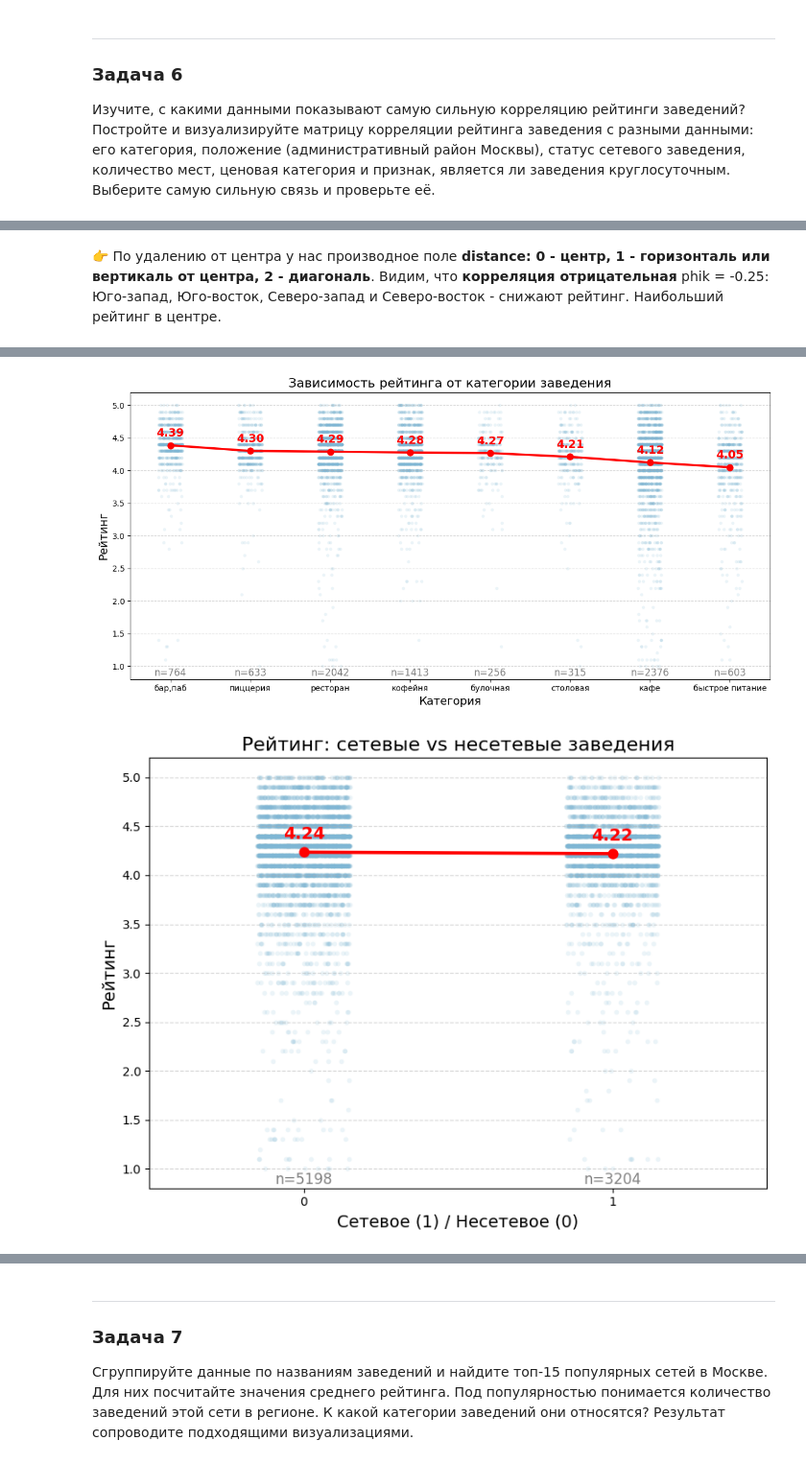
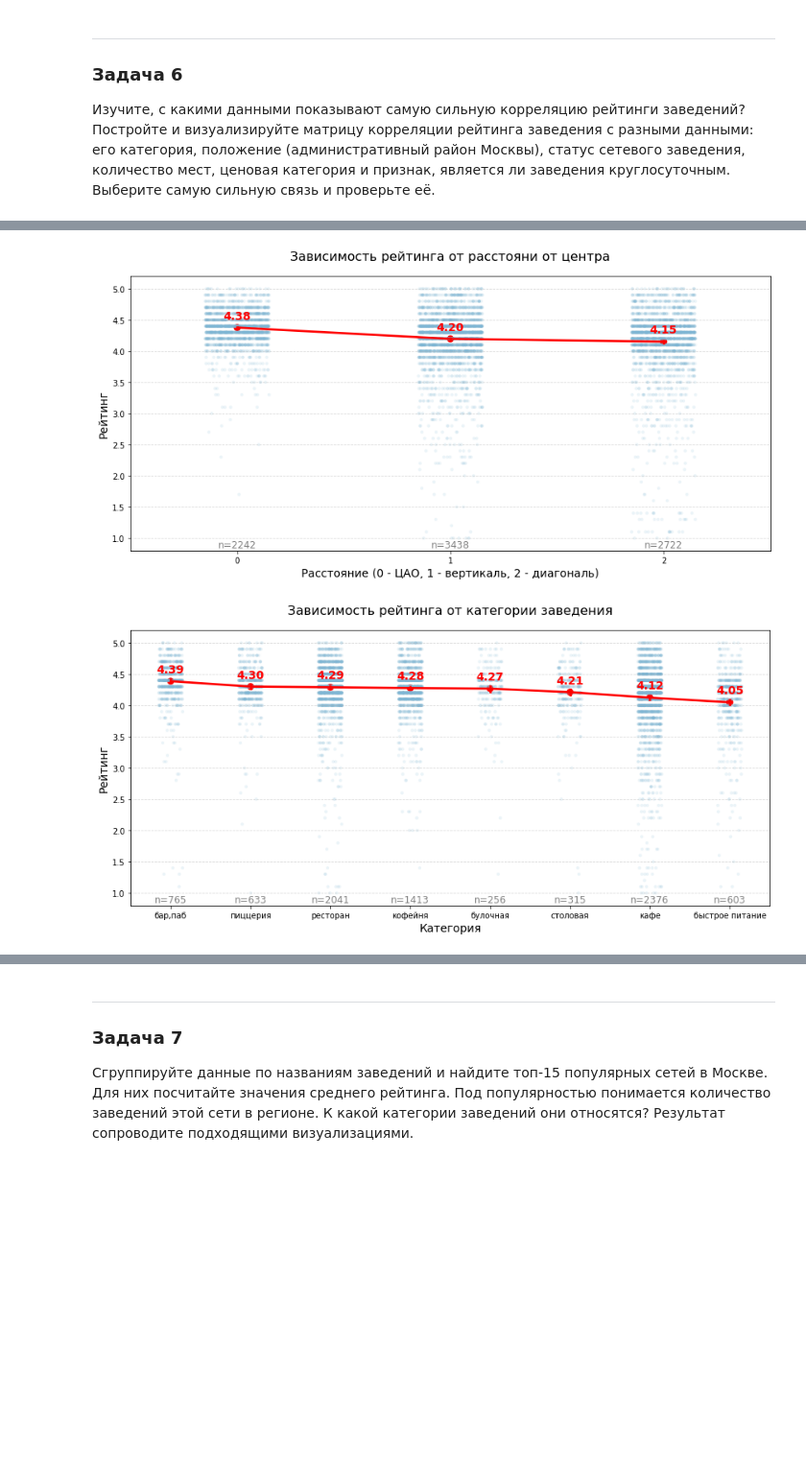
Before and after one commit to alexf2/yp_data_science_tasks, a Jupyter notebook: sprint7_pandas/sprint7_project.ipynb, the cells around one changed output, grey strips where cells are left out. Shown at 96% size. Cells and saved outputs as stored; diff of their text form; code cells hidden in the pictures; blank space fills up the shorter version.

```diff
--- a/sprint7_pandas/sprint7_project.ipynb
+++ b/sprint7_pandas/sprint7_project.ipynb
@@ -891,2 +1081,0 @@ plt.show()
-# %%
-rest_df['rating_cat'] = pd.cut(rest_df['rating'].astype('float'), bins=[0, 3, 4, 4.5, 5.1], labels=["Низкая", "Средняя", "Высокая", "Очень высокая"], right=False).astype('string')
@@ -1024,3 +1081,0 @@ g.set_axis_labels("Средний чек (₽)", "Количество")
-# %%
-bill_medians = rest_df.groupby('price')['corrected_avg_bill'].transform('median')
-rest_df['corrected_avg_bill'] = rest_df['corrected_avg_bill'].fillna(bill_medians).astype('Int32')
@@ -1042,9 +1081,0 @@ print('Пропусков price с заполненным bill:',
-# %%
-price_medians = rest_df.groupby('price')['corrected_avg_bill'].median().dropna()
-# будем обрабатывать только строки, где есть corrected_avg_bill, но нет price
-price_mask = rest_df['price'].isna() & rest_df['corrected_avg_bill'].notna()
-
-rest_df.loc[price_mask, 'price'] = rest_df.loc[price_mask, 'corrected_avg_bill'].map(
-    # находим категорию price с ближайшей в avg_bill медианой
-    lambda val: (price_medians - val).sort_values().index[0]
-)
@@ -1347,3 +1187,8 @@ plt.show()
+# %%
+rest_df['rating_cat'] = pd.cut(
+    rest_df['rating'].astype('float'),
+    bins=[0, 3, 4, 4.5, 5.1],
+    labels=["Низкая", "Средняя", "Высокая", "Очень высокая"], right=False).astype('string')
 # %%
 order = ['Низкая', 'Средняя', 'Высокая', 'Очень высокая']
 cross_tab = pd.crosstab(rest_df['category'], rest_df['rating_cat'], normalize='index')
@@ -1498,5 +1261,3 @@ plt.show()
-# %% [markdown]
-👉 По удалению от центра у нас производное поле **distance: 0 - центр, 1 - горизонталь или вертикаль от центра, 2 - диагональ**. Видим, что **корреляция отрицательная** phik = -0.25: Юго-запад, Юго-восток, Северо-запад и Северо-восток - снижают рейтинг. Наибольший рейтинг в центре.
 # %%
 def plot_rating_by_category(df, column, order=None, title=None, xlabel=None, figsize=(12, 6)):
 
@@ -1592,25 +1353,15 @@ plot_rating_by_category(
 
 plot_rating_by_category(
     df=rest_df,
+    column='distance',
+    title='Зависимость рейтинга от расстояни от центра',
+    xlabel='Расстояние (0 - ЦАО, 1 - вертикаль, 2 - диагональ)'
+)
+
+plot_rating_by_category(
+    df=rest_df,
     column='category',
     title='Зависимость рейтинга от категории заведения',
     xlabel='Категория'
 )
-
-plot_rating_by_category(
-    df=rest_df,
-    column='chain',
-    title='Рейтинг: сетевые vs несетевые заведения',
-    xlabel='Сетевое (1) / Несетевое (0)',
-    figsize=(8, 6)
-)
-
-plot_rating_by_category(
-    df=rest_df,
-    column='is_24_7',
-    order=['0', '1'],
-    title='Рейтинг: круглосуточные vs обычные',
-    xlabel='Круглосуточное (1) / Обычное (0)',
-    figsize=(8, 6)
-)
 # %% [output]
@@ -1618,2 +1369,2 @@ plot_rating_by_category(
-[figure, old version]
+[figure, new version]
-[figure, old version]
+[figure, new version]
```
Also changed, not shown: parts of 213 cells of this notebook, 1 other file.
